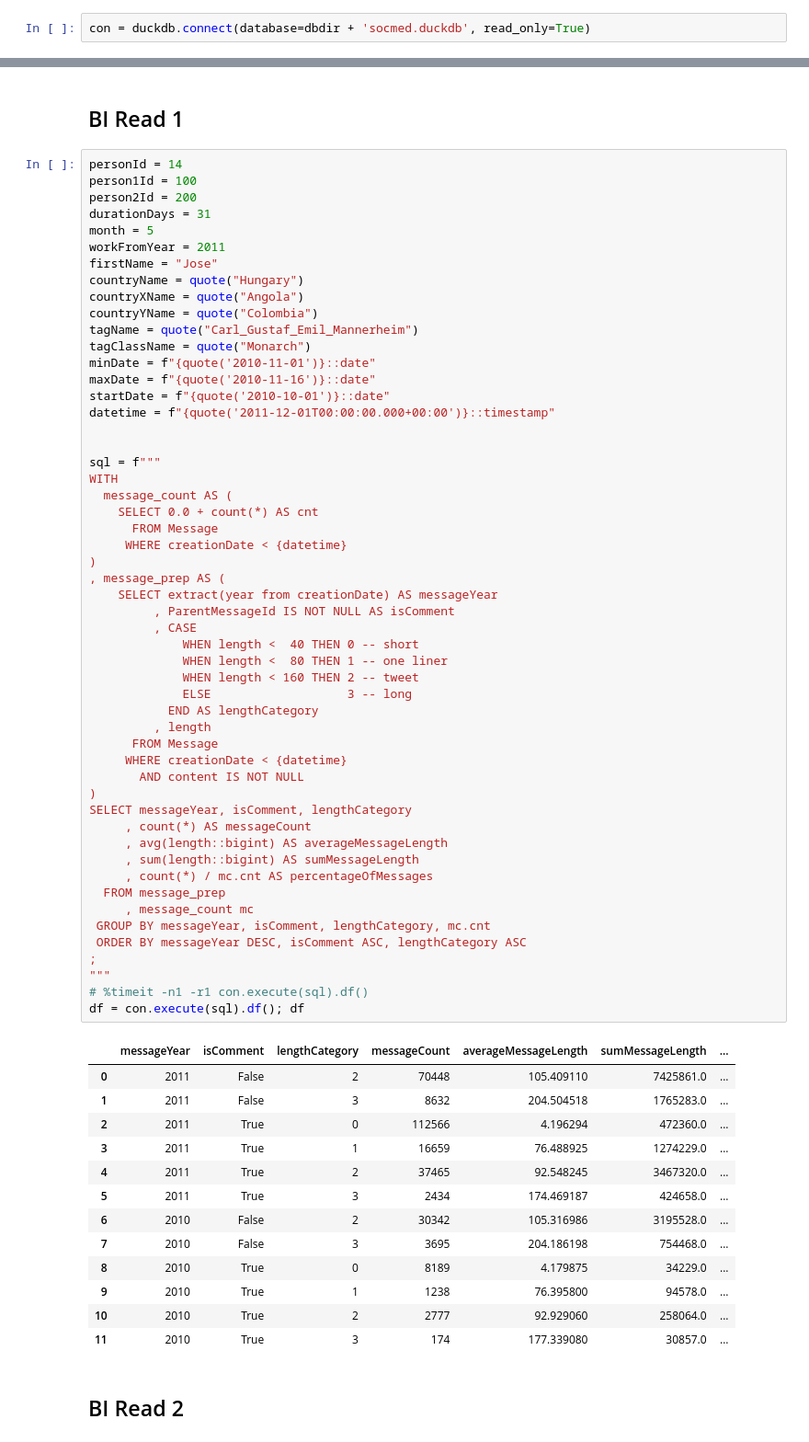
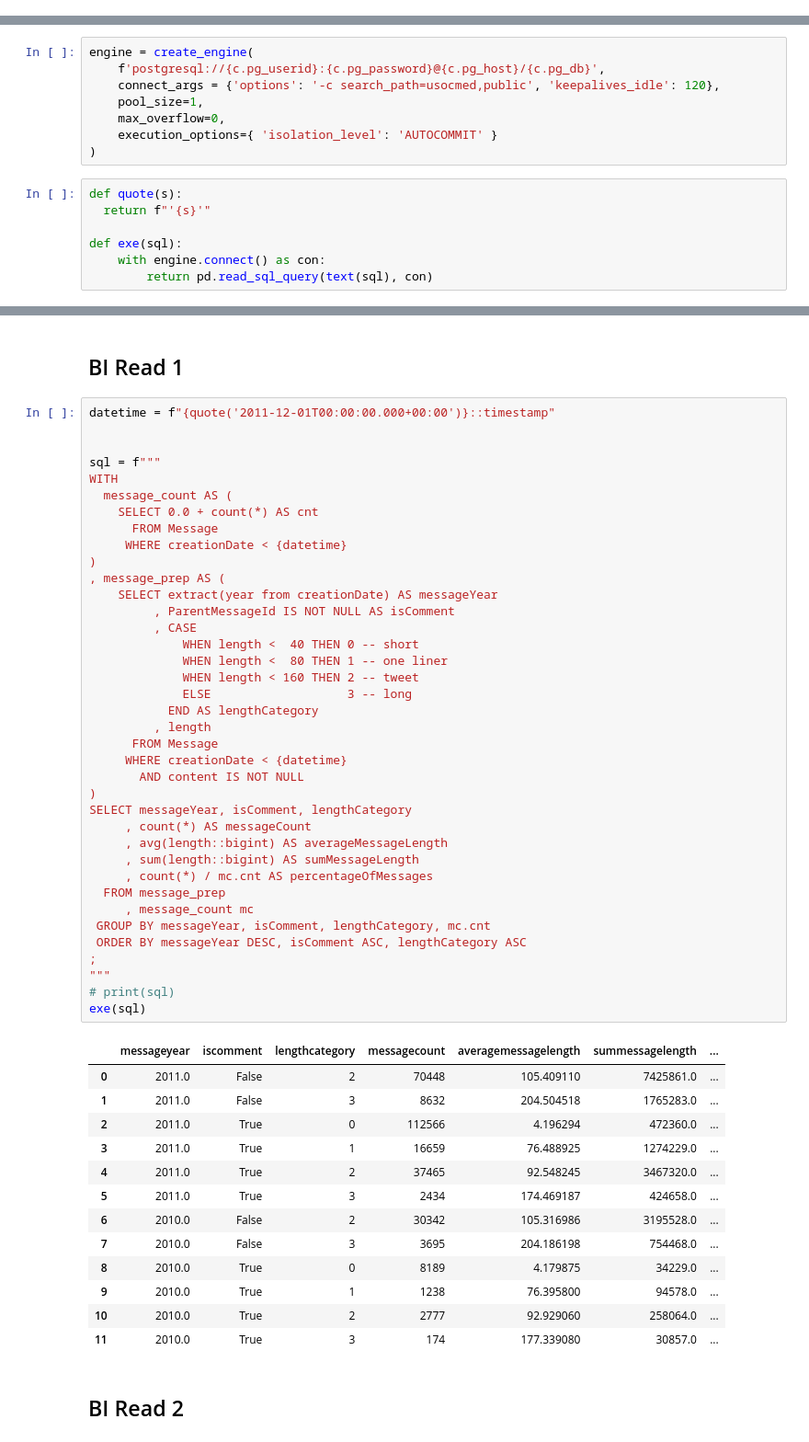
Before and after one commit to ic-htw/socmed, a Jupyter notebook: postgres/socmed.ipynb, the cells around one changed output, grey strips where cells are left out. Shown: that part at 92% size. Cells and saved outputs as stored; diff of their text form.

```diff
--- a/postgres/socmed.ipynb
+++ b/postgres/socmed.ipynb
@@ -13,2 +0,0 @@ dbdir = "/content/drive/MyDrive/dbfiles/"
-# %%
-con = duckdb.connect(database=dbdir + 'socmed.duckdb', read_only=True)
@@ -15 +6,16 @@ con = duckdb.connect(database=dbdir + 'socmed.duckdb', read_only=True)
+# %%
+engine = create_engine(
+    f'postgresql://{c.pg_userid}:{c.pg_password}@{c.pg_host}/{c.pg_db}',
+    connect_args = {'options': '-c search_path=usocmed,public', 'keepalives_idle': 120},
+    pool_size=1,
+    max_overflow=0,
+    execution_options={ 'isolation_level': 'AUTOCOMMIT' }
+)
+# %%
+def quote(s):
+  return f"'{s}'"
+
+def exe(sql):
+    with engine.connect() as con:
+        return pd.read_sql_query(text(sql), con)
 # %% [markdown]
@@ -1047,21 +960,6 @@ InternalException: ignored
 # %% [markdown]
 ## BI Read 1
 # %%
-personId = 14
-person1Id = 100
-person2Id = 200
-durationDays = 31
-month = 5
-workFromYear = 2011
-firstName = "Jose"
-countryName = quote("Hungary")
-countryXName = quote("Angola")
-countryYName = quote("Colombia")
-tagName = quote("Carl_Gustaf_Emil_Mannerheim")
-tagClassName = quote("Monarch")
-minDate = f"{quote('2010-11-01')}::date"
-maxDate = f"{quote('2010-11-16')}::date"
-startDate = f"{quote('2010-10-01')}::date"
 datetime = f"{quote('2011-12-01T00:00:00.000+00:00')}::timestamp"
 
 
@@ -1071,48 +969,48 @@ WITH
     SELECT 0.0 + count(*) AS cnt
       FROM Message
      WHERE creationDate < {datetime}
 )
 , message_prep AS (
     SELECT extract(year from creationDate) AS messageYear
          , ParentMessageId IS NOT NULL AS isComment
          , CASE
              WHEN length <  40 THEN 0 -- short
              WHEN length <  80 THEN 1 -- one liner
              WHEN length < 160 THEN 2 -- tweet
              ELSE                   3 -- long
            END AS lengthCategory
          , length
       FROM Message
      WHERE creationDate < {datetime}
        AND content IS NOT NULL
 )
 SELECT messageYear, isComment, lengthCategory
      , count(*) AS messageCount
      , avg(length::bigint) AS averageMessageLength
      , sum(length::bigint) AS sumMessageLength
      , count(*) / mc.cnt AS percentageOfMessages
   FROM message_prep
      , message_count mc
  GROUP BY messageYear, isComment, lengthCategory, mc.cnt
  ORDER BY messageYear DESC, isComment ASC, lengthCategory ASC
 ;
 """
-# %timeit -n1 -r1 con.execute(sql).df()
-df = con.execute(sql).df(); df
+# print(sql)
+exe(sql)
 # %% [output]
-|  | messageYear | isComment | lengthCategory | messageCount | averageMessageLength | sumMessageLength | ... |
-| 0 | 2011 | False | 2 | 70448 | 105.409110 | 7425861.0 | ... |
-| 1 | 2011 | False | 3 | 8632 | 204.504518 | 1765283.0 | ... |
-| 2 | 2011 | True | 0 | 112566 | 4.196294 | 472360.0 | ... |
-| 3 | 2011 | True | 1 | 16659 | 76.488925 | 1274229.0 | ... |
-| 4 | 2011 | True | 2 | 37465 | 92.548245 | 3467320.0 | ... |
-| 5 | 2011 | True | 3 | 2434 | 174.469187 | 424658.0 | ... |
-| 6 | 2010 | False | 2 | 30342 | 105.316986 | 3195528.0 | ... |
-| 7 | 2010 | False | 3 | 3695 | 204.186198 | 754468.0 | ... |
-| 8 | 2010 | True | 0 | 8189 | 4.179875 | 34229.0 | ... |
-| 9 | 2010 | True | 1 | 1238 | 76.395800 | 94578.0 | ... |
-| 10 | 2010 | True | 2 | 2777 | 92.929060 | 258064.0 | ... |
-| 11 | 2010 | True | 3 | 174 | 177.339080 | 30857.0 | ... |
+|  | messageyear | iscomment | lengthcategory | messagecount | averagemessagelength | summessagelength | ... |
+| 0 | 2011.0 | False | 2 | 70448 | 105.409110 | 7425861.0 | ... |
+| 1 | 2011.0 | False | 3 | 8632 | 204.504518 | 1765283.0 | ... |
+| 2 | 2011.0 | True | 0 | 112566 | 4.196294 | 472360.0 | ... |
+| 3 | 2011.0 | True | 1 | 16659 | 76.488925 | 1274229.0 | ... |
+| 4 | 2011.0 | True | 2 | 37465 | 92.548245 | 3467320.0 | ... |
+| 5 | 2011.0 | True | 3 | 2434 | 174.469187 | 424658.0 | ... |
+| 6 | 2010.0 | False | 2 | 30342 | 105.316986 | 3195528.0 | ... |
+| 7 | 2010.0 | False | 3 | 3695 | 204.186198 | 754468.0 | ... |
+| 8 | 2010.0 | True | 0 | 8189 | 4.179875 | 34229.0 | ... |
+| 9 | 2010.0 | True | 1 | 1238 | 76.395800 | 94578.0 | ... |
+| 10 | 2010.0 | True | 2 | 2777 | 92.929060 | 258064.0 | ... |
+| 11 | 2010.0 | True | 3 | 174 | 177.339080 | 30857.0 | ... |
 # %% [markdown]
 ## BI Read 2
 # %%
```
Also changed, not shown: parts of 42 cells of this notebook.
